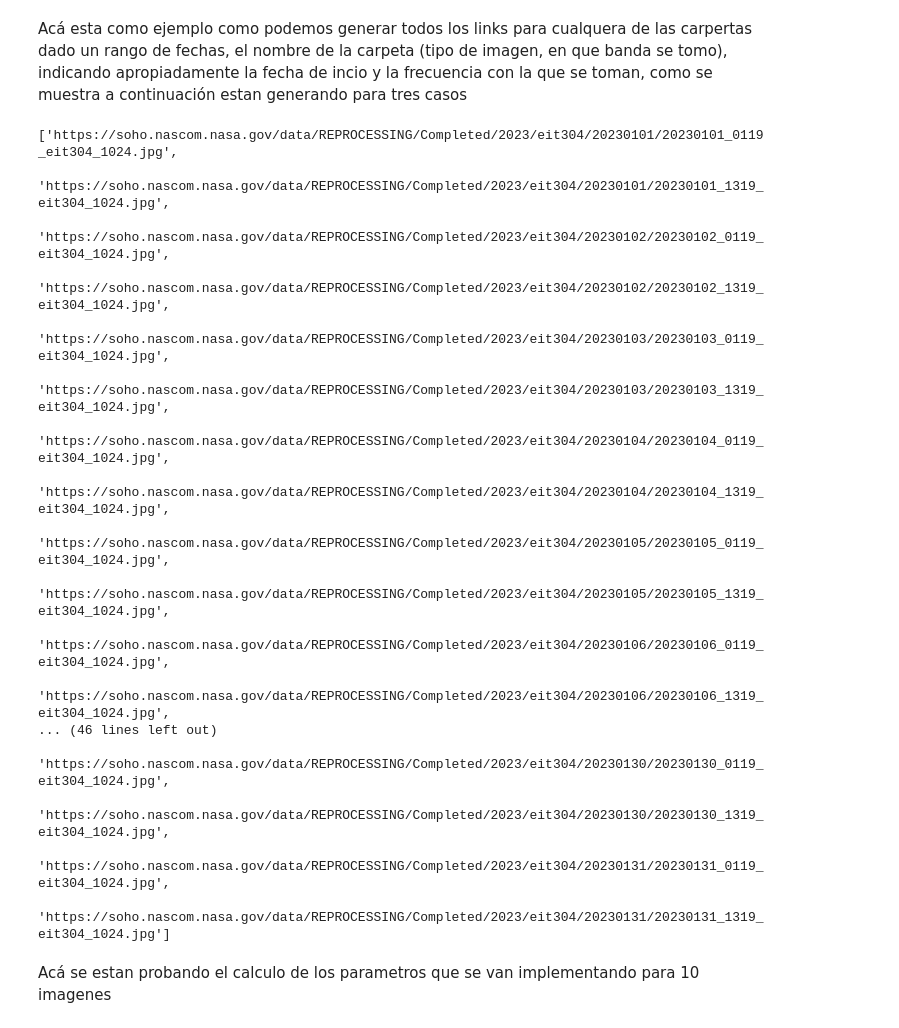
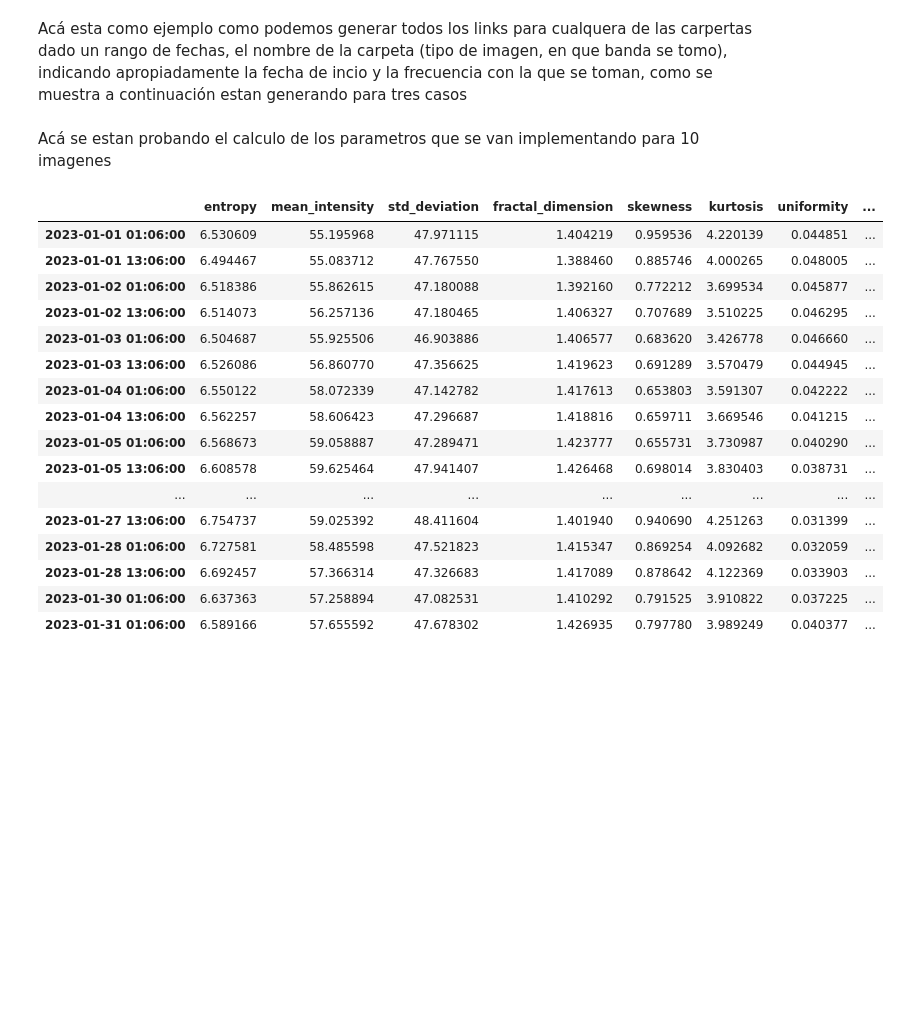
Before and after one commit to TheSkyLabTeam/Luma, a Jupyter notebook: suns_properties/image_processing_pipeline.ipynb, the cells around one changed output. Saved outputs shown, nothing was run; the diff lists cells and outputs as text; code cells hidden in the pictures; blank space fills up the shorter version.

```diff
--- a/suns_properties/image_processing_pipeline.ipynb
+++ b/suns_properties/image_processing_pipeline.ipynb
@@ -14,26 +14,6 @@ eit171_urls = get_image_urls('01/01/2023 01:00:00', '02/01/2023', image_type='ei
 eit195_urls = get_image_urls('01/01/2023 01:13:00', '02/01/2023', image_type='eit195', frequency='12H')
 eit284_urls = get_image_urls('01/01/2023 01:06:00', '02/01/2023', image_type='eit284', frequency='12H')
 eit304_urls = get_image_urls('01/01/2023 01:19:00', '02/01/2023', image_type='eit304', frequency='12H')
-# %%
-eit304_urls
-# %% [output]
-['https://soho.nascom.nasa.gov/data/REPROCESSING/Completed/2023/eit304/20230101/20230101_0119_eit304_1024.jpg',
- 'https://soho.nascom.nasa.gov/data/REPROCESSING/Completed/2023/eit304/20230101/20230101_1319_eit304_1024.jpg',
- 'https://soho.nascom.nasa.gov/data/REPROCESSING/Completed/2023/eit304/20230102/20230102_0119_eit304_1024.jpg',
- 'https://soho.nascom.nasa.gov/data/REPROCESSING/Completed/2023/eit304/20230102/20230102_1319_eit304_1024.jpg',
- 'https://soho.nascom.nasa.gov/data/REPROCESSING/Completed/2023/eit304/20230103/20230103_0119_eit304_1024.jpg',
- 'https://soho.nascom.nasa.gov/data/REPROCESSING/Completed/2023/eit304/20230103/20230103_1319_eit304_1024.jpg',
- 'https://soho.nascom.nasa.gov/data/REPROCESSING/Completed/2023/eit304/20230104/20230104_0119_eit304_1024.jpg',
- 'https://soho.nascom.nasa.gov/data/REPROCESSING/Completed/2023/eit304/20230104/20230104_1319_eit304_1024.jpg',
- 'https://soho.nascom.nasa.gov/data/REPROCESSING/Completed/2023/eit304/20230105/20230105_0119_eit304_1024.jpg',
- 'https://soho.nascom.nasa.gov/data/REPROCESSING/Completed/2023/eit304/20230105/20230105_1319_eit304_1024.jpg',
- 'https://soho.nascom.nasa.gov/data/REPROCESSING/Completed/2023/eit304/20230106/20230106_0119_eit304_1024.jpg',
- 'https://soho.nascom.nasa.gov/data/REPROCESSING/Completed/2023/eit304/20230106/20230106_1319_eit304_1024.jpg',
-... (46 lines left out)
- 'https://soho.nascom.nasa.gov/data/REPROCESSING/Completed/2023/eit304/20230130/20230130_0119_eit304_1024.jpg',
- 'https://soho.nascom.nasa.gov/data/REPROCESSING/Completed/2023/eit304/20230130/20230130_1319_eit304_1024.jpg',
- 'https://soho.nascom.nasa.gov/data/REPROCESSING/Completed/2023/eit304/20230131/20230131_0119_eit304_1024.jpg',
- 'https://soho.nascom.nasa.gov/data/REPROCESSING/Completed/2023/eit304/20230131/20230131_1319_eit304_1024.jpg']
 # %% [markdown]
 Acá se estan probando el calculo de los parametros que se van implementando para 10 imagenes
 # %%
@@ -67,47 +47,72 @@ def compute_metrics(start_date, end_date, image_type,  frequency) -> pd.DataFram
         extracted from the image URL.
 
     Notes
     -----
     The function fetches image URLs based on the provided date range, type, and frequency.
     For each URL, it reads the image and computes a set of metrics, such as entropy, mean
     intensity, and fractal dimension. If the image at a particular URL is inaccessible, it
     skips that URL. The extracted date and time from the image URL is used as the index
     for the resulting DataFrame.
     """
 
     image_urls = get_image_urls(start_date, end_date, image_type, frequency)
     # Create an empty DataFrame to store the results
     df = pd.DataFrame(columns=['entropy', 'mean_intensity', 'std_deviation', 'fractal_dimension', 'skewness', 'kurtosis', 'uniformity', 'relative_smoothness',
                                 'taruma_contrast', 'taruma_directionality'])
 
     for url in image_urls:
         try:
             # Try to read the image
             image = io.imread(url)
+
+
         except HTTPError:
             #print(f"Unable to access image at {url}")
             continue
 
-        # Compute the features
-        entropy = sia.compute_entropy(image)
-        mean_intensity = sia.compute_mean_intensity(image)
-        std_deviation = sia.compute_standard_deviation(image)
-        fractal_dimension = sia.compute_fractal_dimension(image)
-        skewness = sia.compute_skewness(image)
-        kurtosis = sia.compute_kurtosis(image)
-        uniformity = sia.compute_uniformity(image)
-        relative_smoothness = sia.compute_relative_smoothness(image)
-        taruma_contrast = sia.compute_taruma_contrast(image)
-        taruma_directionality = sia.compute_taruma_directionality(image)
-        # Extract the date from the URL
-        date_string = re.findall(r"\d{8}_\d{4}", url)[0]
-        date = datetime.strptime(date_string, '%Y%m%d_%H%M')
+        if len(image.shape) == 3:
 
-        # Append the results to the DataFrame
-        df.loc[date] = [entropy, mean_intensity, std_deviation, fractal_dimension, skewness, kurtosis, uniformity, relative_smoothness,taruma_contrast, taruma_directionality ]
+            # Compute the features
+            entropy = sia.compute_entropy(image)
+            mean_intensity = sia.compute_mean_intensity(image)
+            std_deviation = sia.compute_standard_deviation(image)
+            fractal_dimension = sia.compute_fractal_dimension(image)
+            skewness = sia.compute_skewness(image)
+            kurtosis = sia.compute_kurtosis(image)
+            uniformity = sia.compute_uniformity(image)
+            relative_smoothness = sia.compute_relative_smoothness(image)
+            taruma_contrast = sia.compute_taruma_contrast(image)
+            taruma_directionality = sia.compute_taruma_directionality(image)
+            # Extract the date from the URL
+            date_string = re.findall(r"\d{8}_\d{4}", url)[0]
+            date = datetime.strptime(date_string, '%Y%m%d_%H%M')
+
+            # Append the results to the DataFrame
+            df.loc[date] = [entropy, mean_intensity, std_deviation, fractal_dimension, skewness, kurtosis, uniformity, relative_smoothness,taruma_contrast, taruma_directionality ]
+
+        else:
+            pass
 
     return df
 
-data = compute_metrics('01/01/2023 00:00:00', '01/01/2023 05:00:00','hmiigr','90T')
+data = compute_metrics('01/01/2023  01:06:00', '02/01/2023 00:00:00','eit284','12H')
 
 data
+# %% [output]
+|  | entropy | mean_intensity | std_deviation | fractal_dimension | skewness | kurtosis | uniformity | ... |
+| 2023-01-01 01:06:00 | 6.530609 | 55.195968 | 47.971115 | 1.404219 | 0.959536 | 4.220139 | 0.044851 | ... |
+| 2023-01-01 13:06:00 | 6.494467 | 55.083712 | 47.767550 | 1.388460 | 0.885746 | 4.000265 | 0.048005 | ... |
+| 2023-01-02 01:06:00 | 6.518386 | 55.862615 | 47.180088 | 1.392160 | 0.772212 | 3.699534 | 0.045877 | ... |
+| 2023-01-02 13:06:00 | 6.514073 | 56.257136 | 47.180465 | 1.406327 | 0.707689 | 3.510225 | 0.046295 | ... |
+| 2023-01-03 01:06:00 | 6.504687 | 55.925506 | 46.903886 | 1.406577 | 0.683620 | 3.426778 | 0.046660 | ... |
+| 2023-01-03 13:06:00 | 6.526086 | 56.860770 | 47.356625 | 1.419623 | 0.691289 | 3.570479 | 0.044945 | ... |
+| 2023-01-04 01:06:00 | 6.550122 | 58.072339 | 47.142782 | 1.417613 | 0.653803 | 3.591307 | 0.042222 | ... |
+| 2023-01-04 13:06:00 | 6.562257 | 58.606423 | 47.296687 | 1.418816 | 0.659711 | 3.669546 | 0.041215 | ... |
+| 2023-01-05 01:06:00 | 6.568673 | 59.058887 | 47.289471 | 1.423777 | 0.655731 | 3.730987 | 0.040290 | ... |
+| 2023-01-05 13:06:00 | 6.608578 | 59.625464 | 47.941407 | 1.426468 | 0.698014 | 3.830403 | 0.038731 | ... |
+| ... | ... | ... | ... | ... | ... | ... | ... | ... |
+| 2023-01-27 13:06:00 | 6.754737 | 59.025392 | 48.411604 | 1.401940 | 0.940690 | 4.251263 | 0.031399 | ... |
+| 2023-01-28 01:06:00 | 6.727581 | 58.485598 | 47.521823 | 1.415347 | 0.869254 | 4.092682 | 0.032059 | ... |
+| 2023-01-28 13:06:00 | 6.692457 | 57.366314 | 47.326683 | 1.417089 | 0.878642 | 4.122369 | 0.033903 | ... |
+| 2023-01-30 01:06:00 | 6.637363 | 57.258894 | 47.082531 | 1.410292 | 0.791525 | 3.910822 | 0.037225 | ... |
+| 2023-01-31 01:06:00 | 6.589166 | 57.655592 | 47.678302 | 1.426935 | 0.797780 | 3.989249 | 0.040377 | ... |
```
Also changed, not shown: 3 other files.
